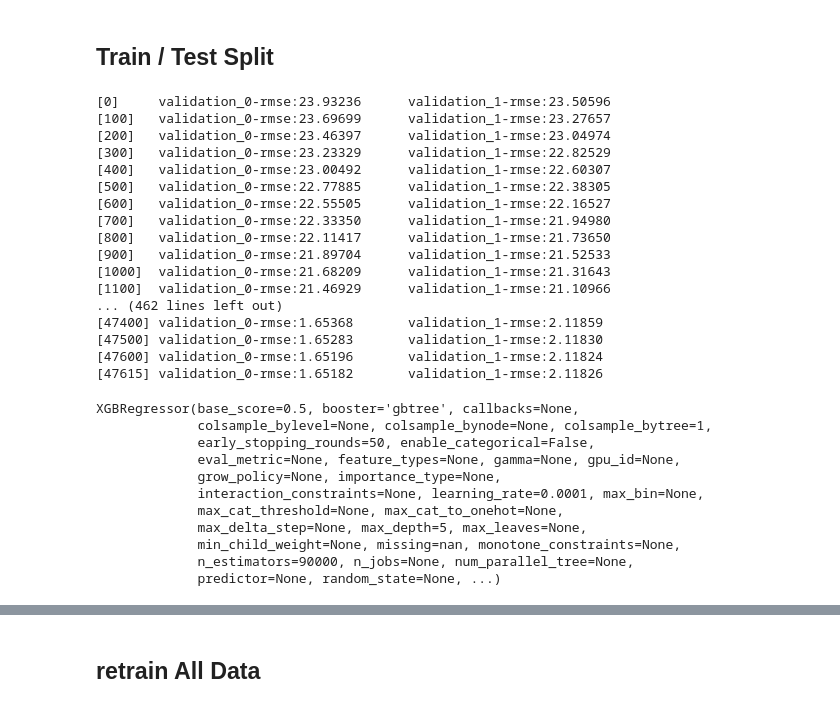
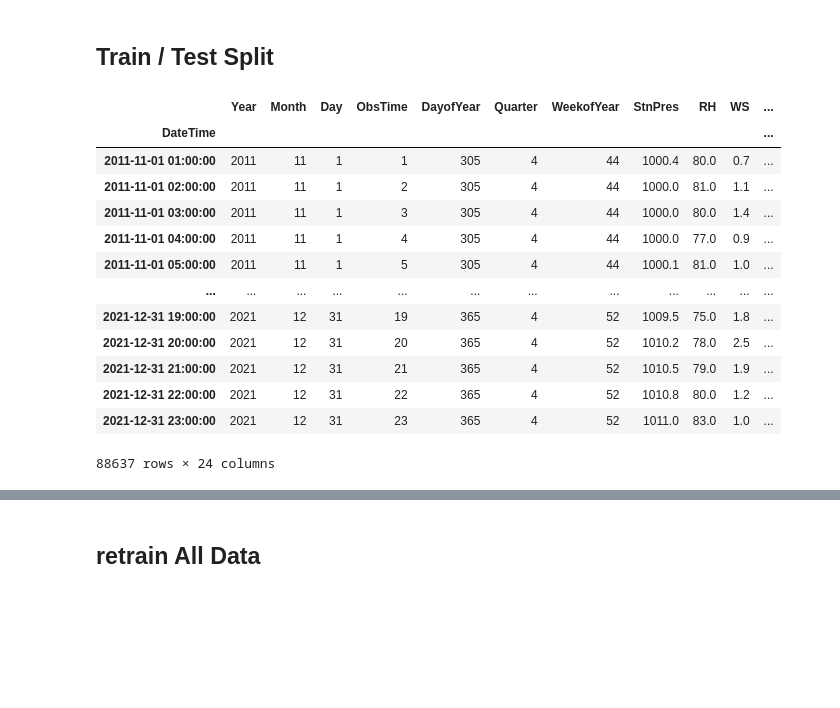
Before and after one commit to ITU-0327/Weather_Forecasting, a Jupyter notebook: Data_Cleaning.ipynb, the cells around one changed output, grey strips where cells are left out. Saved outputs shown, nothing was run; the diff lists cells and outputs as text; code cells hidden in the pictures; blank space fills up the shorter version.

```diff
--- a/Data_Cleaning.ipynb
+++ b/Data_Cleaning.ipynb
@@ -127,55 +141,27 @@ for i in range(config['years_of_lag']):
 # %%
 train = df.loc[df.index < '01-01-2022']
 test = df.loc[df.index >= '01-01-2022']
 
 x_train = train[FEATURES]
 y_train = train[TARGET]
 x_test = test[FEATURES]
 y_test = test[TARGET]
-
-
-reg = xgb.XGBRegressor(base_score=0.5,
-                       booster='gbtree',
-                       n_estimators=90000,
-                       early_stopping_rounds=50,
-                       objective='reg:squarederror',
-                       max_depth=5,
-                       learning_rate=0.0001,
-                       subsample=1,
-                       colsample_bytree=1,
-                       reg_alpha=1)
-reg.fit(x_train, y_train,
-        eval_set=[(x_train, y_train), (x_test, y_test)],
-        verbose=100)
+x_train
 # %% [output]
+|  | Year | Month | Day | ObsTime | DayofYear | Quarter | WeekofYear | StnPres | RH | WS | ... |
+| DateTime |  |  |  |  |  |  |  |  |  |  | ... |
+| 2011-11-01 01:00:00 | 2011 | 11 | 1 | 1 | 305 | 4 | 44 | 1000.4 | 80.0 | 0.7 | ... |
+| 2011-11-01 02:00:00 | 2011 | 11 | 1 | 2 | 305 | 4 | 44 | 1000.0 | 81.0 | 1.1 | ... |
+| 2011-11-01 03:00:00 | 2011 | 11 | 1 | 3 | 305 | 4 | 44 | 1000.0 | 80.0 | 1.4 | ... |
+| 2011-11-01 04:00:00 | 2011 | 11 | 1 | 4 | 305 | 4 | 44 | 1000.0 | 77.0 | 0.9 | ... |
+| 2011-11-01 05:00:00 | 2011 | 11 | 1 | 5 | 305 | 4 | 44 | 1000.1 | 81.0 | 1.0 | ... |
+| ... | ... | ... | ... | ... | ... | ... | ... | ... | ... | ... | ... |
+| 2021-12-31 19:00:00 | 2021 | 12 | 31 | 19 | 365 | 4 | 52 | 1009.5 | 75.0 | 1.8 | ... |
+| 2021-12-31 20:00:00 | 2021 | 12 | 31 | 20 | 365 | 4 | 52 | 1010.2 | 78.0 | 2.5 | ... |
+| 2021-12-31 21:00:00 | 2021 | 12 | 31 | 21 | 365 | 4 | 52 | 1010.5 | 79.0 | 1.9 | ... |
+| 2021-12-31 22:00:00 | 2021 | 12 | 31 | 22 | 365 | 4 | 52 | 1010.8 | 80.0 | 1.2 | ... |
+| 2021-12-31 23:00:00 | 2021 | 12 | 31 | 23 | 365 | 4 | 52 | 1011.0 | 83.0 | 1.0 | ... |
-[0]     validation_0-rmse:23.93236      validation_1-rmse:23.50596
-[100]   validation_0-rmse:23.69699      validation_1-rmse:23.27657
-[200]   validation_0-rmse:23.46397      validation_1-rmse:23.04974
-[300]   validation_0-rmse:23.23329      validation_1-rmse:22.82529
-[400]   validation_0-rmse:23.00492      validation_1-rmse:22.60307
-[500]   validation_0-rmse:22.77885      validation_1-rmse:22.38305
-[600]   validation_0-rmse:22.55505      validation_1-rmse:22.16527
-[700]   validation_0-rmse:22.33350      validation_1-rmse:21.94980
-[800]   validation_0-rmse:22.11417      validation_1-rmse:21.73650
-[900]   validation_0-rmse:21.89704      validation_1-rmse:21.52533
-[1000]  validation_0-rmse:21.68209      validation_1-rmse:21.31643
-[1100]  validation_0-rmse:21.46929      validation_1-rmse:21.10966
-... (462 lines left out)
-[47400] validation_0-rmse:1.65368       validation_1-rmse:2.11859
-[47500] validation_0-rmse:1.65283       validation_1-rmse:2.11830
-[47600] validation_0-rmse:1.65196       validation_1-rmse:2.11824
-[47615] validation_0-rmse:1.65182       validation_1-rmse:2.11826
+88637 rows × 24 columns
-XGBRegressor(base_score=0.5, booster='gbtree', callbacks=None,
-             colsample_bylevel=None, colsample_bynode=None, colsample_bytree=1,
-             early_stopping_rounds=50, enable_categorical=False,
-             eval_metric=None, feature_types=None, gamma=None, gpu_id=None,
-             grow_policy=None, importance_type=None,
-             interaction_constraints=None, learning_rate=0.0001, max_bin=None,
-             max_cat_threshold=None, max_cat_to_onehot=None,
-             max_delta_step=None, max_depth=5, max_leaves=None,
-             min_child_weight=None, missing=nan, monotone_constraints=None,
-             n_estimators=90000, n_jobs=None, num_parallel_tree=None,
-             predictor=None, random_state=None, ...)
 # %%
 columns = ['max_depth', 'learning_rate', 'subsample', 'colsample_bytree', 'reg_alpha','MAE', 'RMSE', 'Run_Time']
 col = pd.DataFrame(columns=columns)
```
Also changed, not shown: parts of 10 cells of this notebook, 1 other file.
